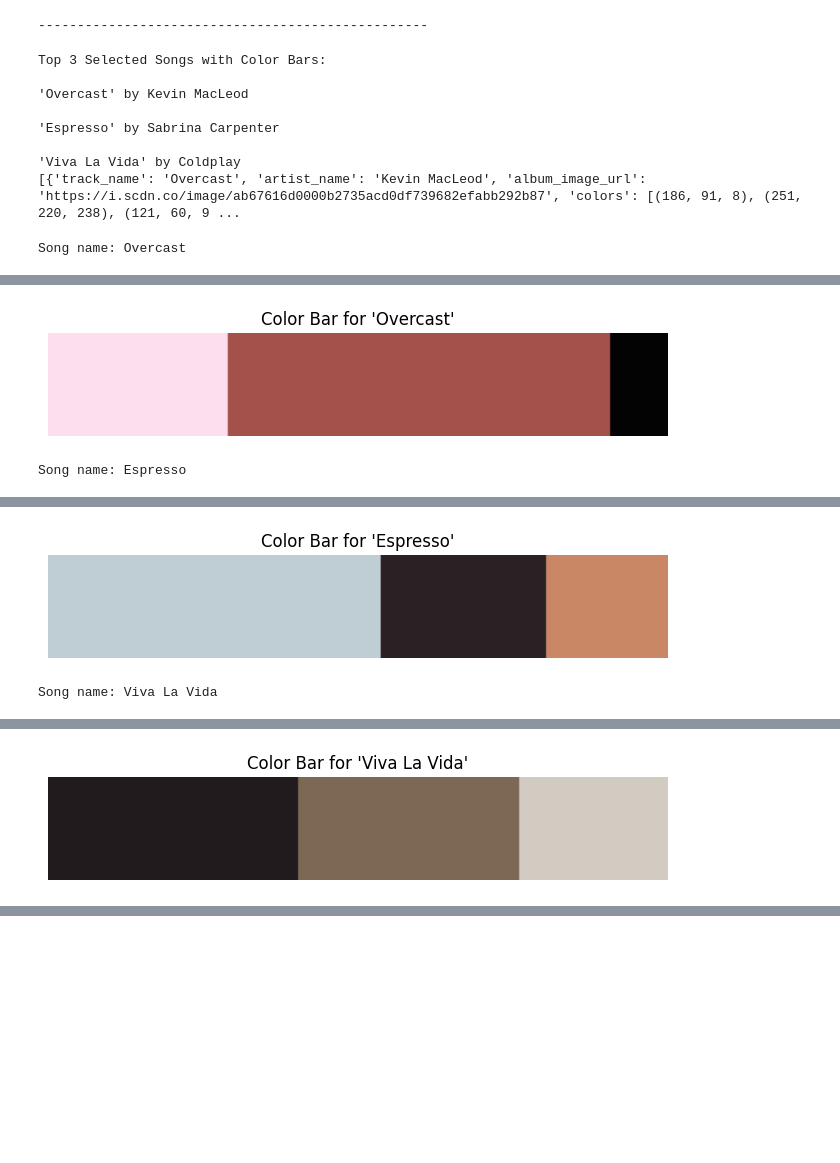
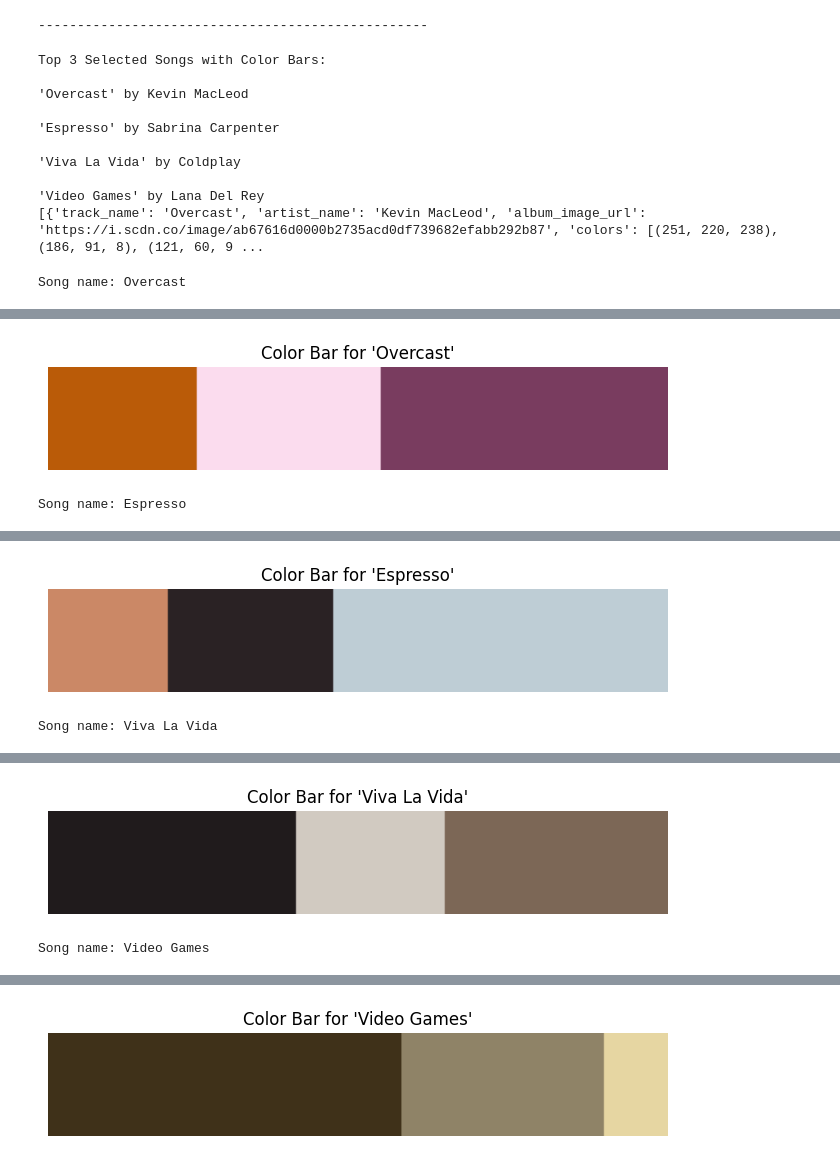
Before and after one commit to Beichennnn/spotify-shopstyle-interface, a Jupyter notebook: Spotify-Outfit.ipynb, the cells around one changed output, grey strips where cells are left out. Drawn from its saved outputs; the diff is of its cells as text; code cells hidden in the pictures; blank space fills up the shorter version.

```diff
--- a/Spotify-Outfit.ipynb
+++ b/Spotify-Outfit.ipynb
@@ -270,7 +319,7 @@ def get_sample_clothing_by_color(color, gender="women", season="fall", limit=1):
 # Main function to get selected songs and color bars
 def get_top_songs_colors():
     # Fetch user's top 3 tracks
-    results = sp.current_user_top_tracks(limit=3)
+    results = sp.current_user_top_tracks(limit=4)
     top_tracks = results['items']
 
     out_data = []
@@ -309,27 +358,30 @@ Top 3 Selected Songs with Color Bars:
 'Espresso' by Sabrina Carpenter
 
 'Viva La Vida' by Coldplay
-[{'track_name': 'Overcast', 'artist_name': 'Kevin MacLeod', 'album_image_url': 'https://i.scdn.co/image/ab67616d0000b2735acd0df739682efabb292b87', 'colors': [(186, 91, 8), (251, 220, 238), (121, 60, 9 ...
+
+'Video Games' by Lana Del Rey
+[{'track_name': 'Overcast', 'artist_name': 'Kevin MacLeod', 'album_image_url': 'https://i.scdn.co/image/ab67616d0000b2735acd0df739682efabb292b87', 'colors': [(251, 220, 238), (186, 91, 8), (121, 60, 9 ...
 # %%
 def display_top_songs_colors(in_data):
     for data in in_data:
         image_url = data["album_image_url"]
         print("Song name: " + data['track_name'])
         # display album pic
         if isinstance(image_url, str) and image_url:
-            display(Image(url=image_url, width=300))
+            display(Image(url=image_url, width=200))
         # display album color bar
         display_album_colors(image_url, data["track_name"])
 
 
 display_top_songs_colors(top_songs_colors)
 # %% [output]
 Song name: Overcast
 [interactive output not drawn]
-[figure, old version]
+[figure, new version]
 Song name: Espresso
 [interactive output not drawn]
-[figure, old version]
+[figure, new version]
 Song name: Viva La Vida
 [interactive output not drawn]
-[figure, old version]
+[figure, new version]
+Song name: Video Games
@@ -336,2 +389,3 @@ Song name: Viva La Vida
+[figure, added]
 # %%
 # Generate and display outfit recommendations based on combined color scheme
```
Also changed, not shown: parts of 8 cells of this notebook, 1 other file.
